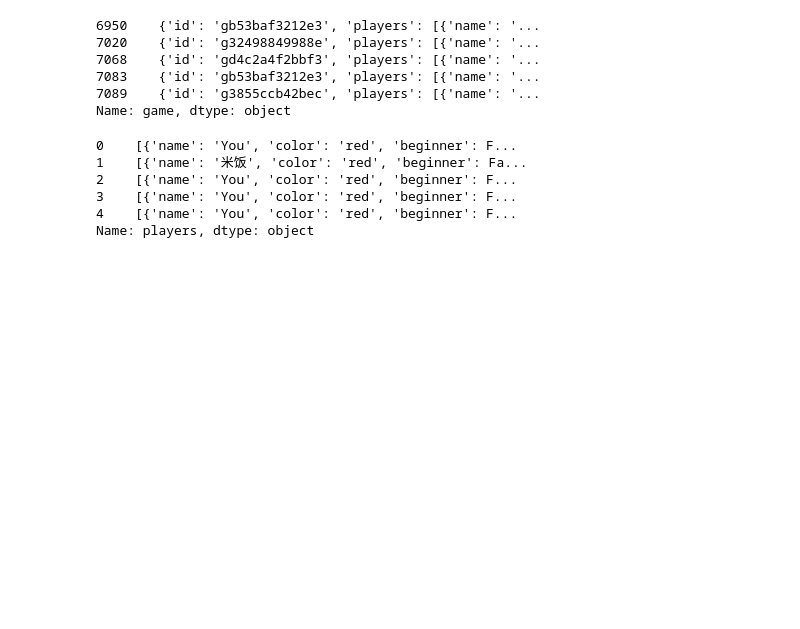
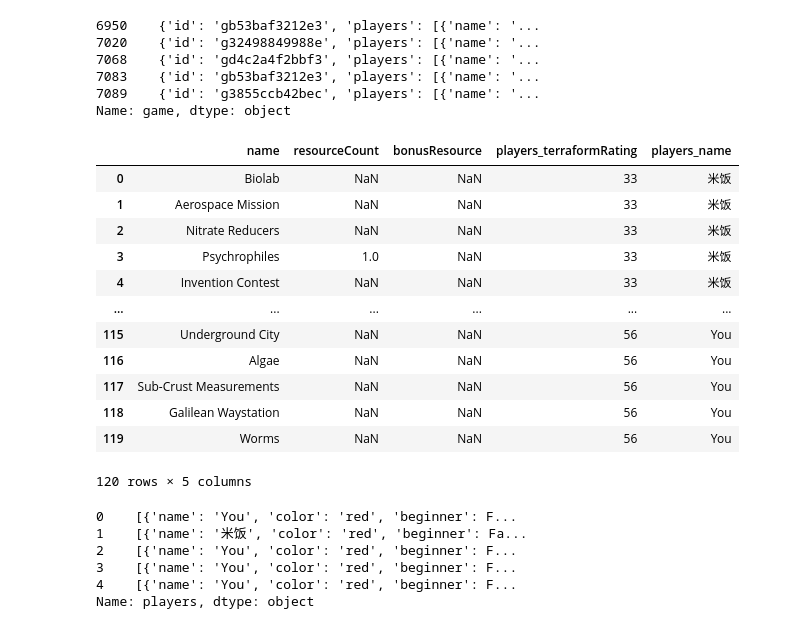
Before and after one commit to Ender-Wiggin2019/tfm-summary, a Jupyter notebook: sqlite.ipynb, the cells around one changed output. Saved outputs shown, nothing was run; the diff lists cells and outputs as text; code cells hidden in the pictures; blank space fills up the shorter version.

Commit message:
json

```diff
--- a/sqlite.ipynb
+++ b/sqlite.ipynb
@@ -86,6 +86,25 @@ player_df_new
 7083    {'id': 'gb53baf3212e3', 'players': [{'name': '...
 7089    {'id': 'g3855ccb42bec', 'players': [{'name': '...
 Name: game, dtype: object
+# %%
+# method1
+mid = pd.json_normalize(player_df_new,record_path=['players', 'playedCards'], meta=[['players','terraformRating'], ['players','name']], sep='_')
+mid
+# pd.json_normalize(mid.iloc[0],record_path=['playedCards'])
+# %% [output]
+|  | name | resourceCount | bonusResource | players_terraformRating | players_name |
+| 0 | Biolab | NaN | NaN | 33 | 米饭 |
+| 1 | Aerospace Mission | NaN | NaN | 33 | 米饭 |
+| 2 | Nitrate Reducers | NaN | NaN | 33 | 米饭 |
+| 3 | Psychrophiles | 1.0 | NaN | 33 | 米饭 |
+| 4 | Invention Contest | NaN | NaN | 33 | 米饭 |
+| ... | ... | ... | ... | ... | ... |
+| 115 | Underground City | NaN | NaN | 56 | You |
+| 116 | Algae | NaN | NaN | 56 | You |
+| 117 | Sub-Crust Measurements | NaN | NaN | 56 | You |
+| 118 | Galilean Waystation | NaN | NaN | 56 | You |
+| 119 | Worms | NaN | NaN | 56 | You |
+120 rows × 5 columns
 # %%
 # pd.json_normalize(player_df_new,record_path=['players'],meta=['id'])
 
```
